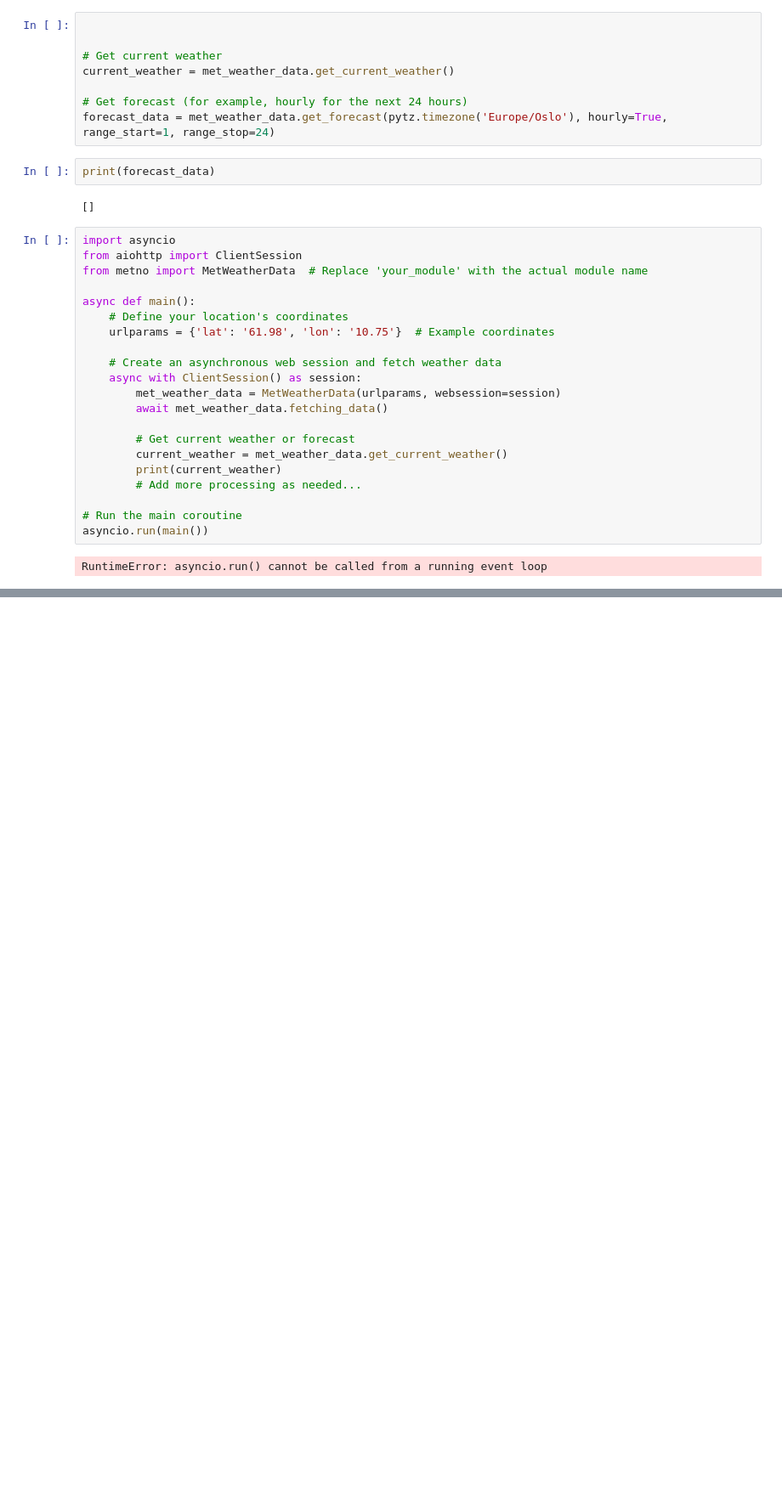
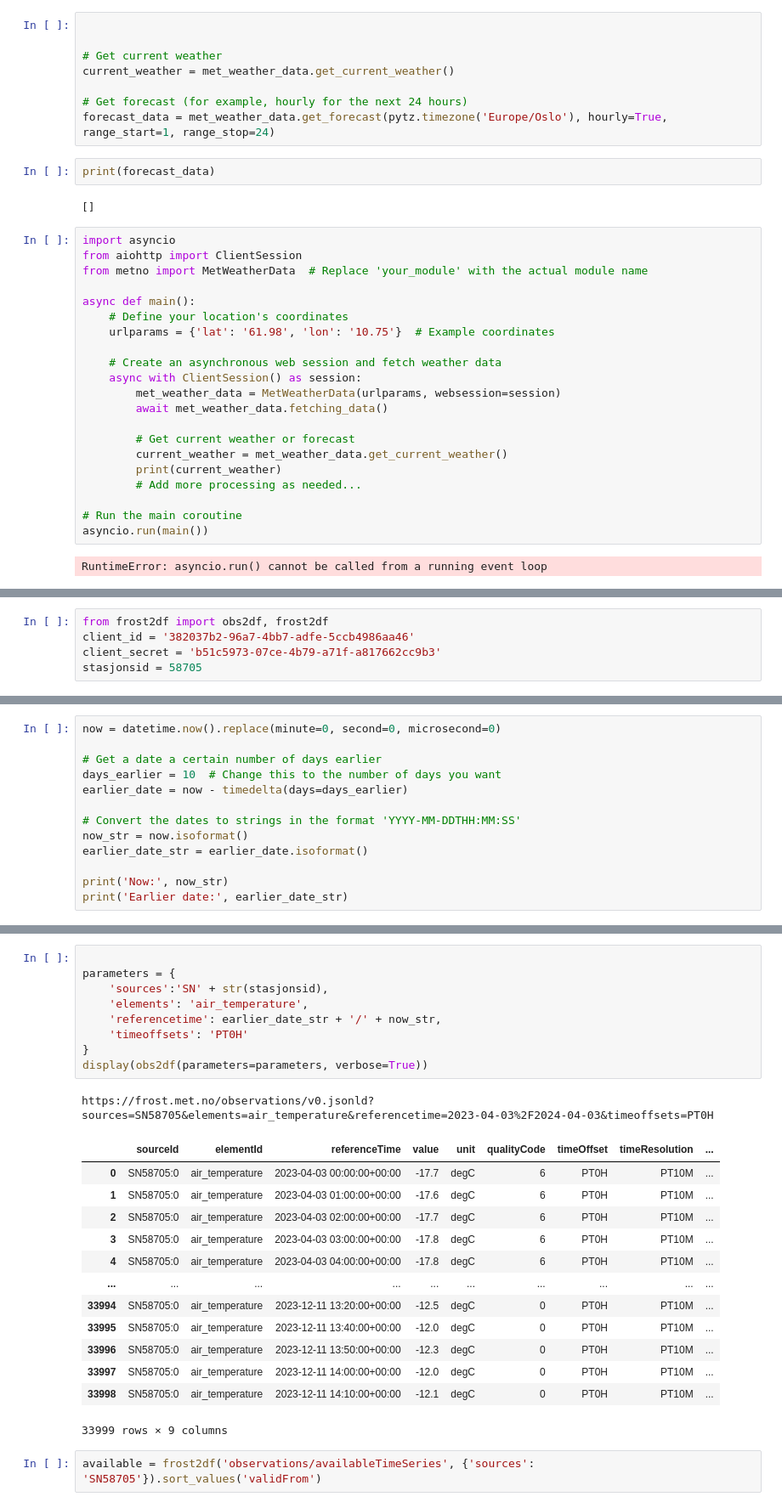
Before and after one commit to jhaalbu/varslingsdata, a Jupyter notebook: varslingsdata/vaerdata/apidata/yrweather_test.ipynb, the cells around one changed output, grey strips where cells are left out. Shown: that part at 85% size. Drawn from its saved outputs; the diff is of its cells as text; blank space fills up the shorter version.

```diff
--- a/varslingsdata/vaerdata/apidata/yrweather_test.ipynb
+++ b/varslingsdata/vaerdata/apidata/yrweather_test.ipynb
@@ -86,0 +210,5 @@ RuntimeError: asyncio.run() cannot be called from a running event loop
+# %%
+from frost2df import obs2df, frost2df
+client_id = '382037b2-96a7-4bb7-adfe-5ccb4986aa46'
+client_secret = 'b51c5973-07ce-4b79-a71f-a817662cc9b3'
+stasjonsid = 58705
@@ -86,0 +217,13 @@ RuntimeError: asyncio.run() cannot be called from a running event loop
+# %%
+now = datetime.now().replace(minute=0, second=0, microsecond=0)
+
+# Get a date a certain number of days earlier
+days_earlier = 10  # Change this to the number of days you want
+earlier_date = now - timedelta(days=days_earlier)
+
+# Convert the dates to strings in the format 'YYYY-MM-DDTHH:MM:SS'
+now_str = now.isoformat()
+earlier_date_str = earlier_date.isoformat()
+
+print('Now:', now_str)
+print('Earlier date:', earlier_date_str)
@@ -86,0 +233,26 @@ RuntimeError: asyncio.run() cannot be called from a running event loop
+# %%
+
+parameters = {
+    'sources':'SN' + str(stasjonsid),
+    'elements': 'air_temperature',
+    'referencetime': earlier_date_str + '/' + now_str,
+    'timeoffsets': 'PT0H'
+}
+display(obs2df(parameters=parameters, verbose=True))
+# %% [output]
+https://frost.met.no/observations/v0.jsonld?sources=SN58705&elements=air_temperature&referencetime=2023-04-03%2F2024-04-03&timeoffsets=PT0H
+|  | sourceId | elementId | referenceTime | value | unit | qualityCode | timeOffset | timeResolution | ... |
+| 0 | SN58705:0 | air_temperature | 2023-04-03 00:00:00+00:00 | -17.7 | degC | 6 | PT0H | PT10M | ... |
+| 1 | SN58705:0 | air_temperature | 2023-04-03 01:00:00+00:00 | -17.6 | degC | 6 | PT0H | PT10M | ... |
+| 2 | SN58705:0 | air_temperature | 2023-04-03 02:00:00+00:00 | -17.7 | degC | 6 | PT0H | PT10M | ... |
+| 3 | SN58705:0 | air_temperature | 2023-04-03 03:00:00+00:00 | -17.8 | degC | 6 | PT0H | PT10M | ... |
+| 4 | SN58705:0 | air_temperature | 2023-04-03 04:00:00+00:00 | -17.8 | degC | 6 | PT0H | PT10M | ... |
+| ... | ... | ... | ... | ... | ... | ... | ... | ... | ... |
+| 33994 | SN58705:0 | air_temperature | 2023-12-11 13:20:00+00:00 | -12.5 | degC | 0 | PT0H | PT10M | ... |
+| 33995 | SN58705:0 | air_temperature | 2023-12-11 13:40:00+00:00 | -12.0 | degC | 0 | PT0H | PT10M | ... |
+| 33996 | SN58705:0 | air_temperature | 2023-12-11 13:50:00+00:00 | -12.3 | degC | 0 | PT0H | PT10M | ... |
+| 33997 | SN58705:0 | air_temperature | 2023-12-11 14:00:00+00:00 | -12.0 | degC | 0 | PT0H | PT10M | ... |
+| 33998 | SN58705:0 | air_temperature | 2023-12-11 14:10:00+00:00 | -12.1 | degC | 0 | PT0H | PT10M | ... |
+33999 rows × 9 columns
+# %%
+available = frost2df('observations/availableTimeSeries', {'sources': 'SN58705'}).sort_values('validFrom')
```
Also changed, not shown: parts of 16 cells of this notebook, 13 other files.
